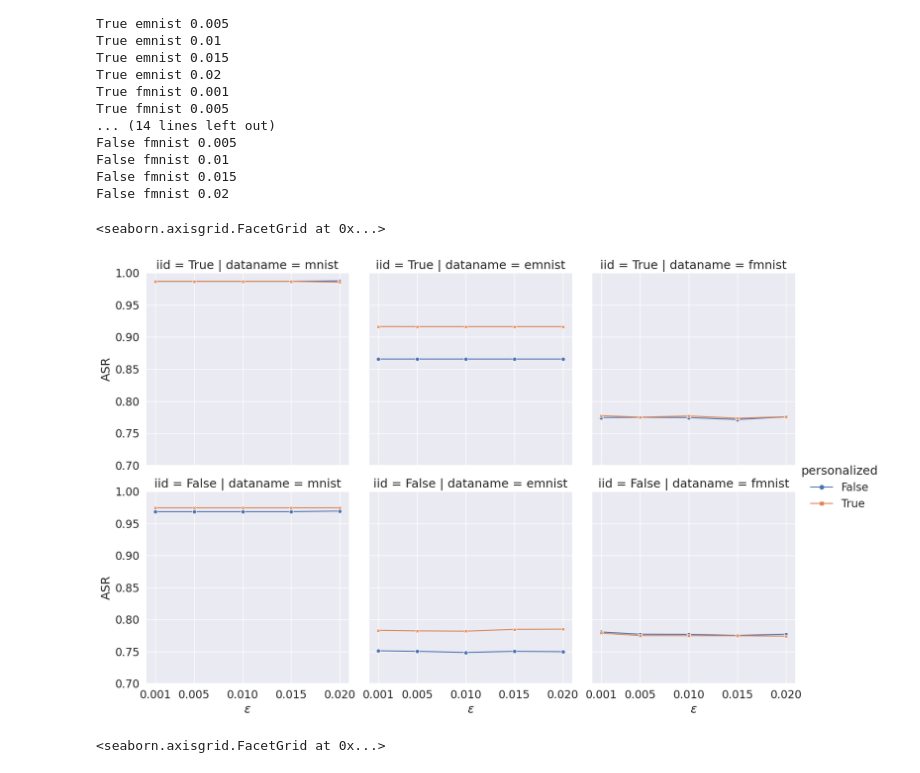
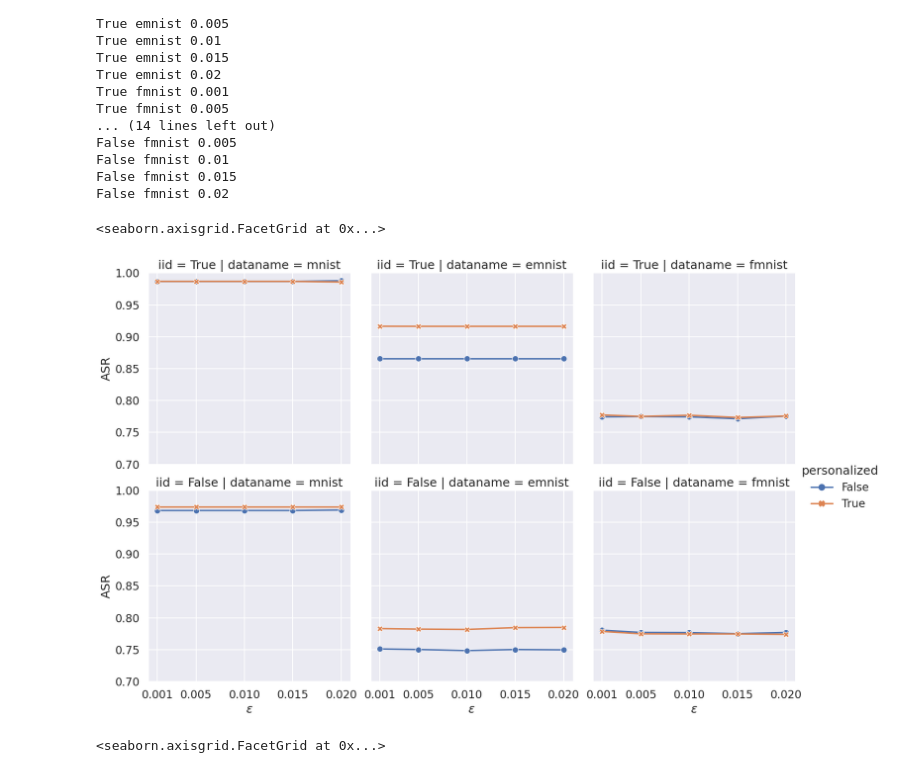
Before and after one commit to teunpe/sniper-backdoor, a Jupyter notebook: testspace.ipynb, the cells around one changed output. Drawn from its saved outputs; the diff is of its cells as text; code cells hidden in the pictures.

Commit message:
update plot size

```diff
--- a/testspace.ipynb
+++ b/testspace.ipynb
@@ -104,17 +104,17 @@ False fmnist 0.02
 # %%
 sns.set_theme(style='darkgrid')
 sns.color_palette('colorblind')
-sns.set_theme(font_scale=1.5)
+sns.set_context('talk')
 g = sns.relplot(data=df, kind='line',
             x='epsilon', y='asr', hue='personalized', style='personalized', col='dataname', row='iid',
             dashes=False, markers=True, row_order=[True, False])
 plt.xticks([0.001, 0.005, 0.010, 0.015, 0.020])
 plt.ylim([0.7, 1])
 g.set_ylabels('ASR')
 g.set_xlabels('$\epsilon$')
 # %% [output]
 <seaborn.axisgrid.FacetGrid at 0x...>
-[figure, old version]
+[figure, new version]
 # %%
 sns.set_theme(style='darkgrid')
 sns.color_palette('colorblind')
```
